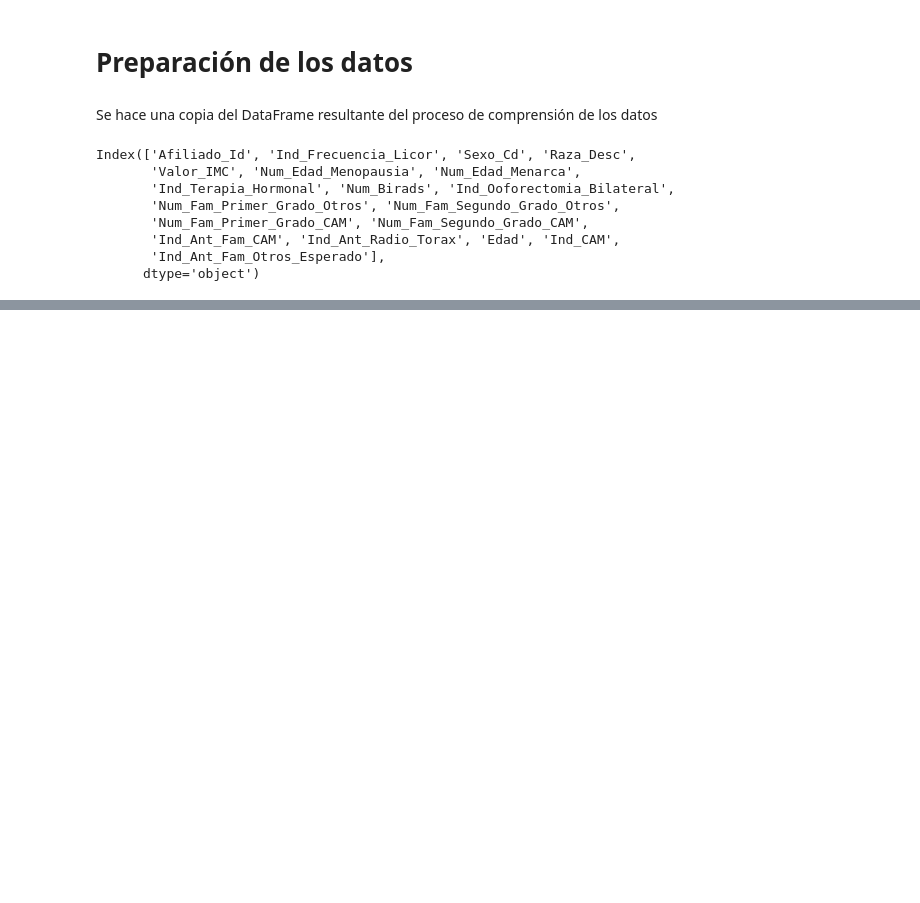
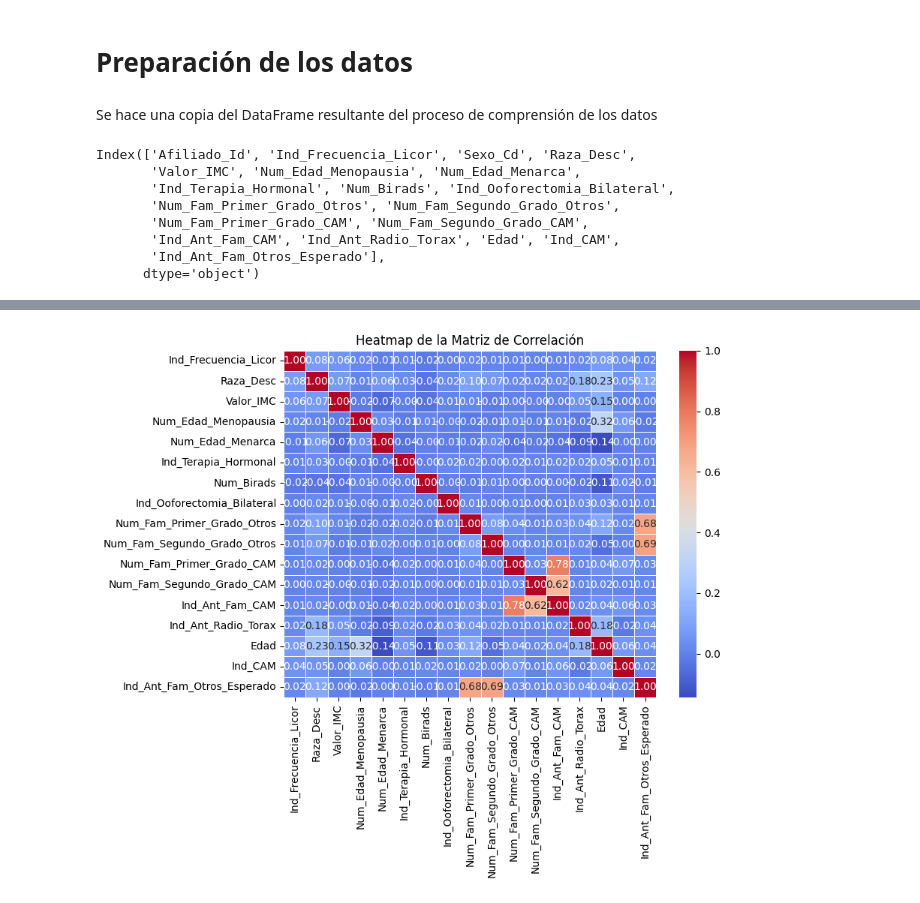
Before and after one commit to jherronr/Modelo_CA_Mama, a Jupyter notebook: Modelo_CA_Mama.ipynb, the cells around one changed output, grey strips where cells are left out. Cells and saved outputs as stored; diff of their text form; code cells hidden in the pictures; blank space fills up the shorter version.

```diff
--- a/Modelo_CA_Mama.ipynb
+++ b/Modelo_CA_Mama.ipynb
@@ -807,0 +821,3 @@ Index(['Afiliado_Id', 'Ind_Frecuencia_Licor', 'Sexo_Cd', 'Raza_Desc',
+# %%
+data_prep.replace({'Si': 1, 'No': 0}, inplace=True)
+data_prep
@@ -807,0 +845,6 @@ Index(['Afiliado_Id', 'Ind_Frecuencia_Licor', 'Sexo_Cd', 'Raza_Desc',
+# %%
+ # Categorizar las columnas con valores cualitativos
+data_prep['Raza_Desc'] = data_prep['Raza_Desc'].astype('category').cat.codes
+# Eliminar las columnas sexo y afiliados
+data_prep = data_prep.drop(['Sexo_Cd', 'Afiliado_Id'], axis=1)
+data_prep
@@ -807,0 +865,10 @@ Index(['Afiliado_Id', 'Ind_Frecuencia_Licor', 'Sexo_Cd', 'Raza_Desc',
+# %%
+# Crear el heatmap
+plt.figure(figsize=(8, 6))  # Tamaño del gráfico
+sns.heatmap(data_prep.corr(), annot=True, cmap='coolwarm', fmt=".2f", linewidths=0.5)
+
+# Personalizar etiquetas
+plt.title("Heatmap de la Matriz de Correlación")
+plt.show()
+# %% [output]
+[figure, added]
```
Also changed, not shown: parts of 22 cells of this notebook.
